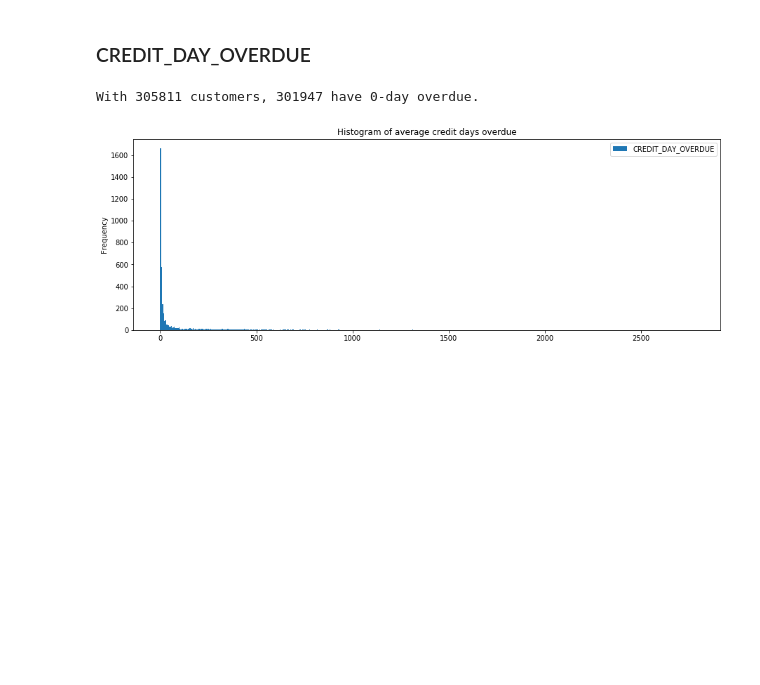
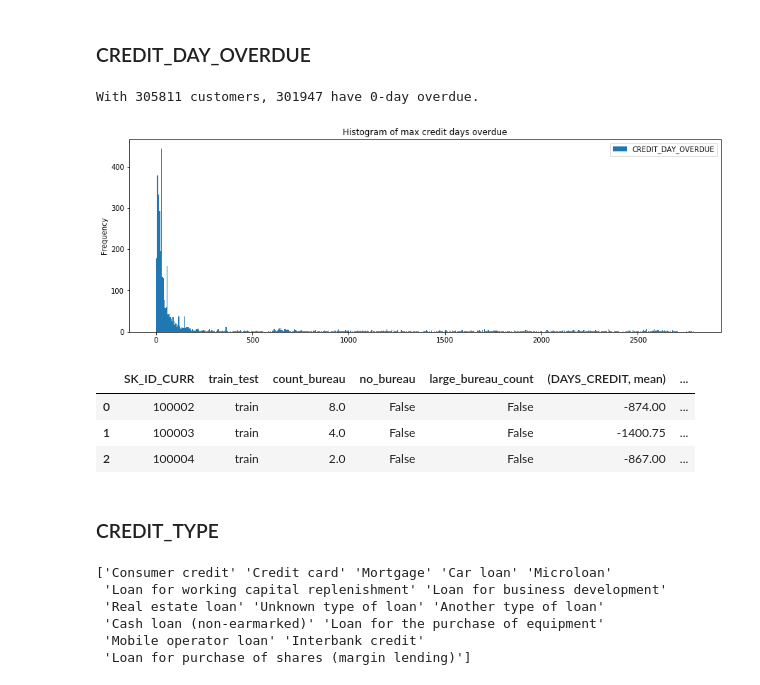
Before and after one commit to whigy/Kaggle_HomeCredit, a Jupyter notebook: Bureau_Features.ipynb, the cells around one changed output. Saved outputs shown, nothing was run; the diff lists cells and outputs as text; code cells hidden in the pictures; blank space fills up the shorter version.

Commit message:
An uncompleted feature engineering using Bureau.csv with no improvement at all.

```diff
--- a/Bureau_Features.ipynb
+++ b/Bureau_Features.ipynb
@@ -198,12 +197,34 @@ df_feat.head(3)
 ### CREDIT_DAY_OVERDUE
 # %%
 col = "CREDIT_DAY_OVERDUE"
-creditdays_hist = df_bureau.groupby("SK_ID_CURR").mean()[[col]]
+creditdays_hist = df_bureau.sort_values(col, ascending = False).groupby("SK_ID_CURR").first()[[col]]
 print("With {:d} customers, {:d} have 0-day overdue.".format(len(creditdays_hist), sum(creditdays_hist[col] == 0)))
 creditdays_hist[creditdays_hist[col] != 0].plot.hist(
     bins = int(max(creditdays_hist[col])/5),
-    title = "Histogram of average credit days overdue", figsize = (15, 5) )
+    title = "Histogram of max credit days overdue", figsize = (15, 5) )
 plt.show()
 # %% [output]
 With 305811 customers, 301947 have 0-day overdue.
-[figure, old version]
+[figure, new version]
+# %%
+creditdays_hist["has_overdue"] = creditdays_hist[col] != 0
+df_feat = merge_feature(df_feat, creditdays_hist, rename = {col : "max_overdue"})
+df_feat.head(3)
+# %% [output]
+|  | SK_ID_CURR | train_test | count_bureau | no_bureau | large_bureau_count | (DAYS_CREDIT, mean) | ... |
+| 0 | 100002 | train | 8.0 | False | False | -874.00 | ... |
+| 1 | 100003 | train | 4.0 | False | False | -1400.75 | ... |
+| 2 | 100004 | train | 2.0 | False | False | -867.00 | ... |
+# %% [markdown]
+### CREDIT_TYPE
+# %%
+col = "CREDIT_TYPE"
+types = df_bureau[col].unique()
+print(types)
+# %% [output]
+['Consumer credit' 'Credit card' 'Mortgage' 'Car loan' 'Microloan'
+ 'Loan for working capital replenishment' 'Loan for business development'
+ 'Real estate loan' 'Unknown type of loan' 'Another type of loan'
+ 'Cash loan (non-earmarked)' 'Loan for the purchase of equipment'
+ 'Mobile operator loan' 'Interbank credit'
+ 'Loan for purchase of shares (margin lending)']
```
Also changed, not shown: parts of 7 cells of this notebook, 1 other file.
